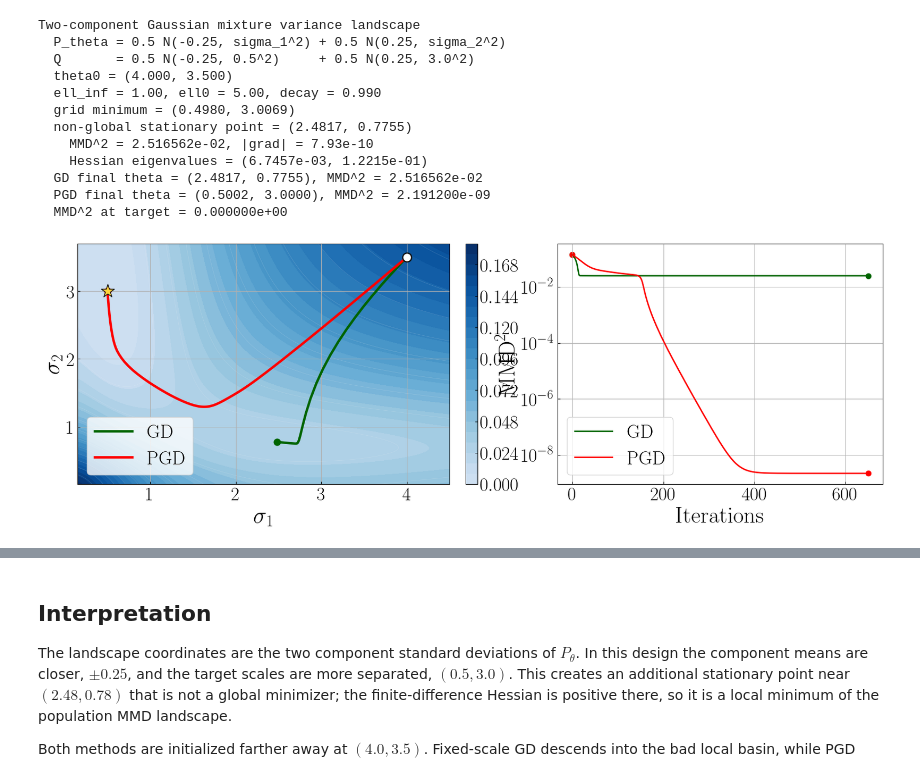
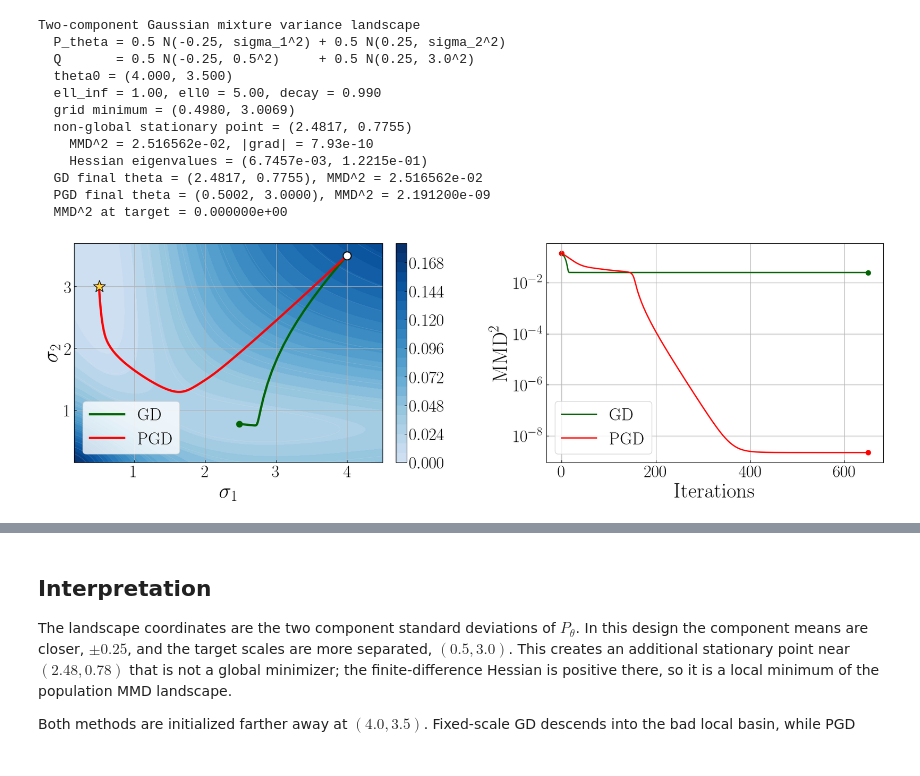
Before and after one commit to seulkang0518/MDF_AL, a Jupyter notebook: mmd_nonconvex_example_mean_cov_gaussian.ipynb, the cells around one changed output, grey strips where cells are left out. Drawn from its saved outputs; the diff is of its cells as text; code cells hidden in the pictures.

```diff
--- a/mmd_nonconvex_example_mean_cov_gaussian.ipynb
+++ b/mmd_nonconvex_example_mean_cov_gaussian.ipynb
@@ -255,7 +255,7 @@ Two-component Gaussian mixture variance landscape
   PGD final theta = (0.5002, 3.0000), MMD^2 = 2.191200e-09
   MMD^2 at target = 0.000000e+00
 # %%
-figure_size = (20, 6)
+figure_size = (22, 6)
 axis_label_fontsize = 32
 tick_label_fontsize = 26
 legend_fontsize = 26
@@ -269,7 +269,7 @@ fig, (ax_landscape, ax_history) = plt.subplots(
     2,
     figsize=figure_size,
     dpi=100,
-    gridspec_kw={'width_ratios': [1.25, 1.0], 'wspace': 0.40},
+    gridspec_kw={'width_ratios': [1.0, 1.0], 'wspace': 0.40},
 )
 
 contours = ax_landscape.contourf(
@@ -342,34 +342,34 @@ ax_landscape.scatter(
 #     arrowprops=dict(arrowstyle='->', color='#111111', lw=1.3),
 # )
 ax_landscape.scatter([gd_traj[-1, 0]], [gd_traj[-1, 1]], color='darkgreen', zorder=6, s=84)
 ax_landscape.scatter([pgd_traj[-1, 0]], [pgd_traj[-1, 1]], color='red', zorder=6, s=84)
 ax_landscape.set_xlim(sigma1_grid[0], sigma1_grid[-1])
 ax_landscape.set_ylim(sigma2_grid[0], sigma2_grid[-1])
 ax_landscape.set_xlabel(r'$\sigma_1$', fontsize=axis_label_fontsize)
 ax_landscape.set_ylabel(r'$\sigma_2$', fontsize=axis_label_fontsize)
 ax_landscape.tick_params(axis='both', labelsize=tick_label_fontsize)
 ax_landscape.legend(loc='best', fontsize=legend_fontsize, frameon=True)
 colorbar = fig.colorbar(contours, ax=ax_landscape, fraction=0.046, pad=0.04)
 colorbar.ax.tick_params(labelsize=tick_label_fontsize)
 
 steps = np.arange(n_steps + 1)
 objective_gd = gd_hist
 objective_pgd = pgd_hist
 ax_history.plot(steps, objective_gd, color='darkgreen', label='GD')
 ax_history.plot(steps, objective_pgd, color='red', label='PGD')
 ax_history.scatter([0, n_steps], [objective_gd[0], objective_gd[-1]], color='darkgreen', s=52)
 ax_history.scatter([0, n_steps], [objective_pgd[0], objective_pgd[-1]], color='red', s=52)
 ax_history.set_xlabel('Iterations', fontsize=axis_label_fontsize)
 ax_history.set_ylabel(r'$\mathrm{MMD}^2$', fontsize=axis_label_fontsize)
 ax_history.set_yscale('log')
 ax_history.set_ylim(bottom=0.0)
 ax_history.tick_params(axis='both', labelsize=tick_label_fontsize)
 ax_history.legend(loc='best', fontsize=legend_fontsize, frameon=True)
 
 plt.savefig('./figures/mmd_nonconvex_mean_cov_gaussian.pdf', bbox_inches='tight')
 plt.show()
 # %% [output]
-[figure, old version]
+[figure, new version]
 # %%
 positive_lengthscale_values = [
     values[values > 0]
```
Also changed, not shown: parts of 1 cell of this notebook, 5 other files.
